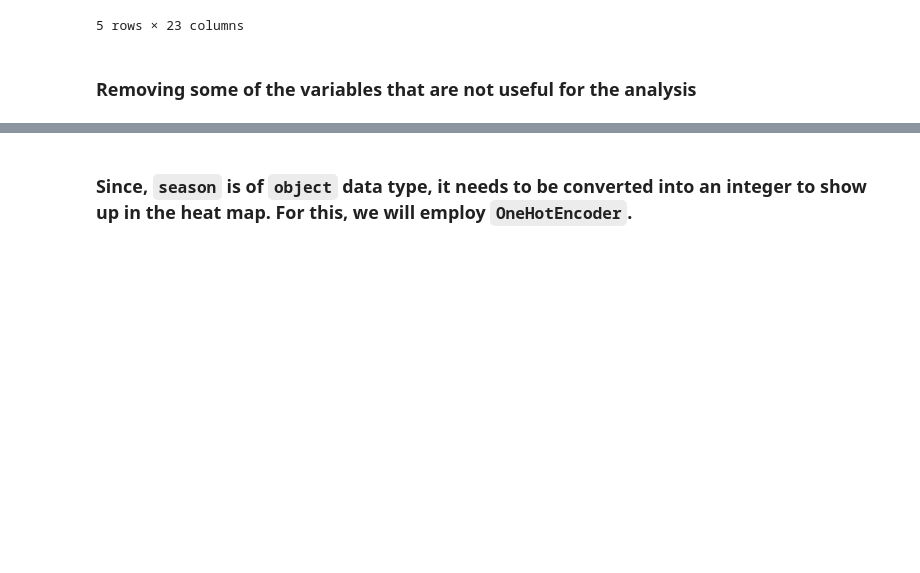
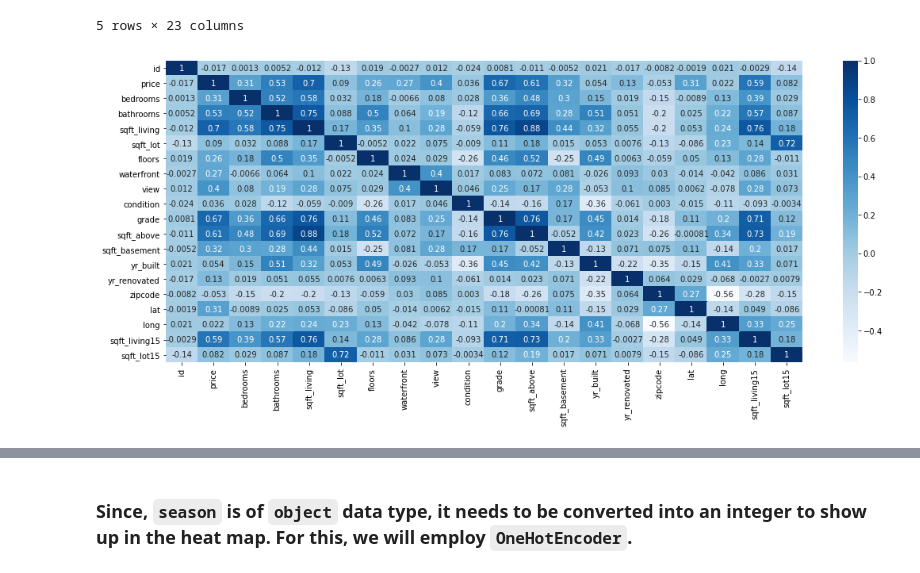
Before and after one commit to rahulakrish/linear_regression, a Jupyter notebook: phase2_project_rev1.ipynb, the cells around one changed output, grey strips where cells are left out. Drawn from its saved outputs; the diff is of its cells as text; code cells hidden in the pictures; blank space fills up the shorter version.

```diff
--- a/phase2_project_rev1.ipynb
+++ b/phase2_project_rev1.ipynb
@@ -74,9 +74,16 @@ df.head()
 | 3 | 2487200875 | 2014-12-09 | 604000.0 | 4 | 3.00 | 1960 | 5000 | 1.0 | 0 | 0 | ... |
 | 4 | 1954400510 | 2015-02-18 | 510000.0 | 3 | 2.00 | 1680 | 8080 | 1.0 | 0 | 0 | ... |
 5 rows × 23 columns
-# %% [markdown]
-### Removing some of the variables that are not useful for the analysis
 # %%
 #creating a copy of the df for the analysis
 df1 = df.copy()
+# %%
+# looking at a heatmap to see which variables are most correlated with price
+import seaborn as sns
+
+fig,ax = plt.subplots(figsize=(18,7))
+corr = df1.corr()
+sns.heatmap(corr,cmap='Blues',ax=ax,annot=True);
+# %% [output]
+[figure, added]
 # %%
```
Also changed, not shown: parts of 40 cells of this notebook.
